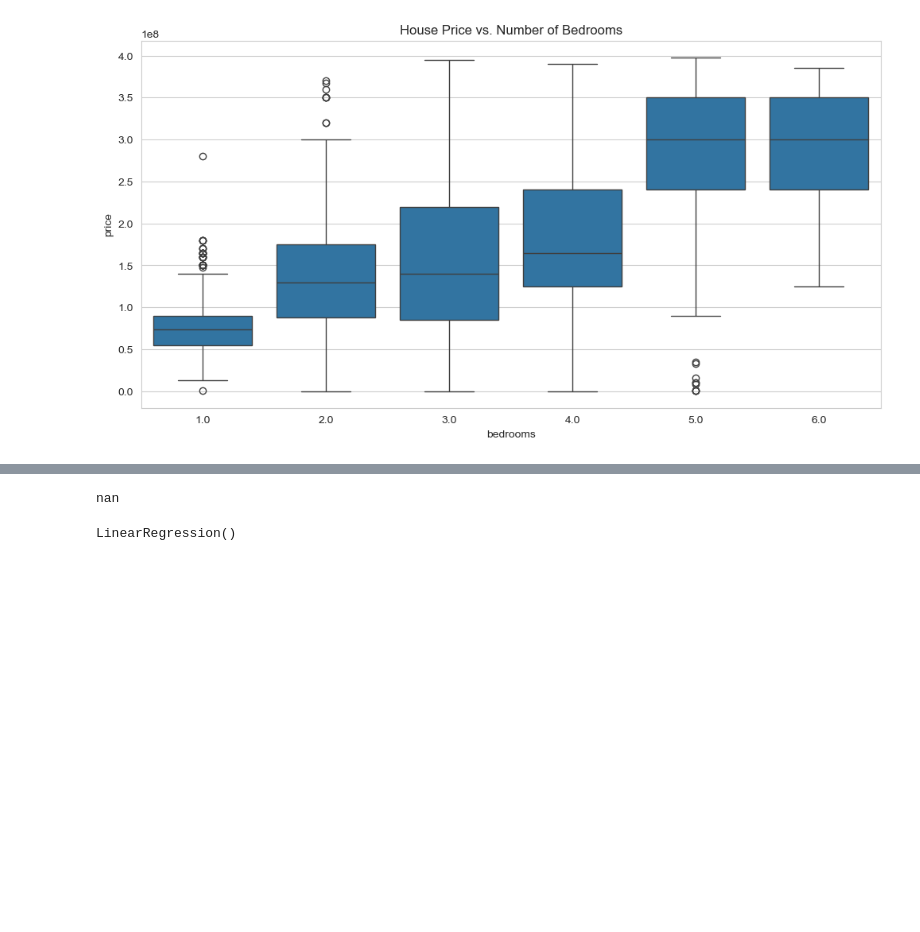
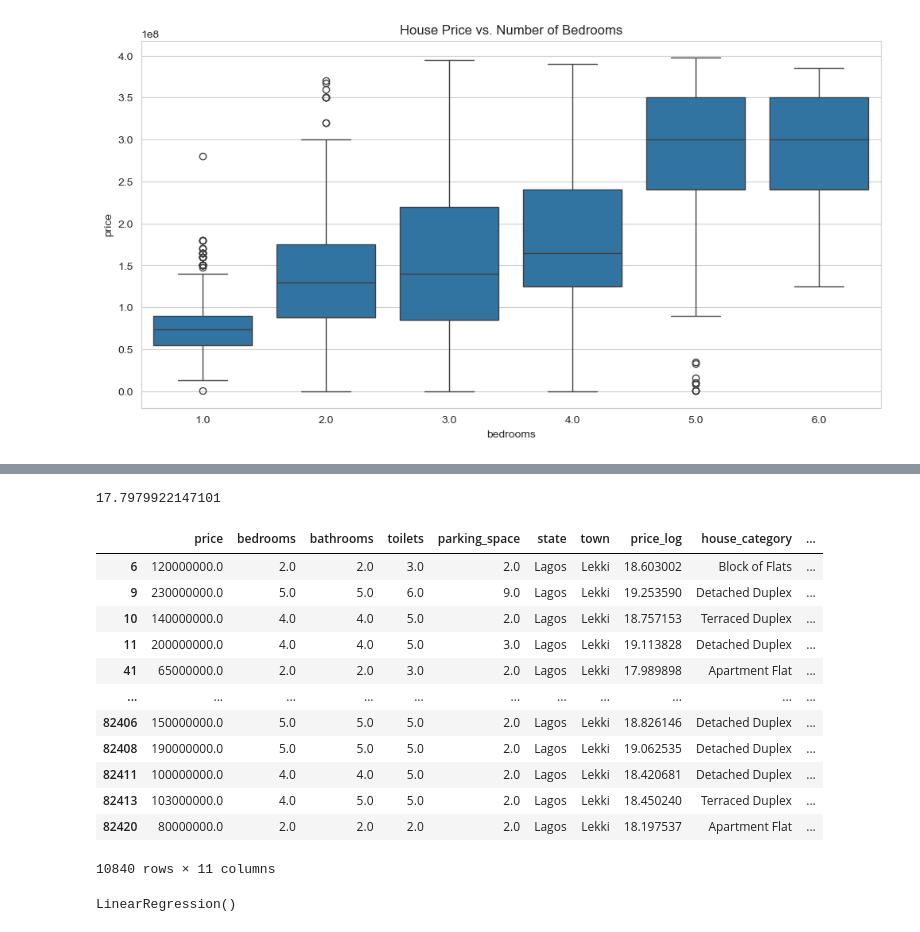
Before and after one commit to kingksjo/ng_houses, a Jupyter notebook: houses_analysis.ipynb, the cells around one changed output, grey strips where cells are left out. Saved outputs shown, nothing was run; the diff lists cells and outputs as text; code cells hidden in the pictures; blank space fills up the shorter version.

Commit message:
Made dataframe more ML friendly

```diff
--- a/houses_analysis.ipynb
+++ b/houses_analysis.ipynb
@@ -435,11 +434,27 @@ plt.show()
 data["price_per_bedroom"] = data["price"] / data["bedrooms"]
 # %%
 data["total_faclities"] = data["bedrooms"] + data["bathrooms"] + data["toilets"] + data["parking_space"]
-data["total_faclities"][data["house_category"] == "Semi Detached Duplex"].mean()
+data["total_faclities"][data["house_category"] == "Detached Duplex"].mean()
 # %% [output]
-nan
+17.7979922147101
 # %%
 data.drop(columns=["location", "type_of_house"], inplace=True)
+# %%
+data
+# %% [output]
+|  | price | bedrooms | bathrooms | toilets | parking_space | state | town | price_log | house_category | ... |
+| 6 | 120000000.0 | 2.0 | 2.0 | 3.0 | 2.0 | Lagos | Lekki | 18.603002 | Block of Flats | ... |
+| 9 | 230000000.0 | 5.0 | 5.0 | 6.0 | 9.0 | Lagos | Lekki | 19.253590 | Detached Duplex | ... |
+| 10 | 140000000.0 | 4.0 | 4.0 | 5.0 | 2.0 | Lagos | Lekki | 18.757153 | Terraced Duplex | ... |
+| 11 | 200000000.0 | 4.0 | 4.0 | 5.0 | 3.0 | Lagos | Lekki | 19.113828 | Detached Duplex | ... |
+| 41 | 65000000.0 | 2.0 | 2.0 | 3.0 | 2.0 | Lagos | Lekki | 17.989898 | Apartment Flat | ... |
+| ... | ... | ... | ... | ... | ... | ... | ... | ... | ... | ... |
+| 82406 | 150000000.0 | 5.0 | 5.0 | 5.0 | 2.0 | Lagos | Lekki | 18.826146 | Detached Duplex | ... |
+| 82408 | 190000000.0 | 5.0 | 5.0 | 5.0 | 2.0 | Lagos | Lekki | 19.062535 | Detached Duplex | ... |
+| 82411 | 100000000.0 | 4.0 | 4.0 | 5.0 | 2.0 | Lagos | Lekki | 18.420681 | Detached Duplex | ... |
+| 82413 | 103000000.0 | 4.0 | 5.0 | 5.0 | 2.0 | Lagos | Lekki | 18.450240 | Terraced Duplex | ... |
+| 82420 | 80000000.0 | 2.0 | 2.0 | 2.0 | 2.0 | Lagos | Lekki | 18.197537 | Apartment Flat | ... |
+10840 rows × 11 columns
 # %%
 from sklearn.preprocessing import LabelEncoder, OneHotEncoder
 
```
Also changed, not shown: parts of 9 cells of this notebook.
